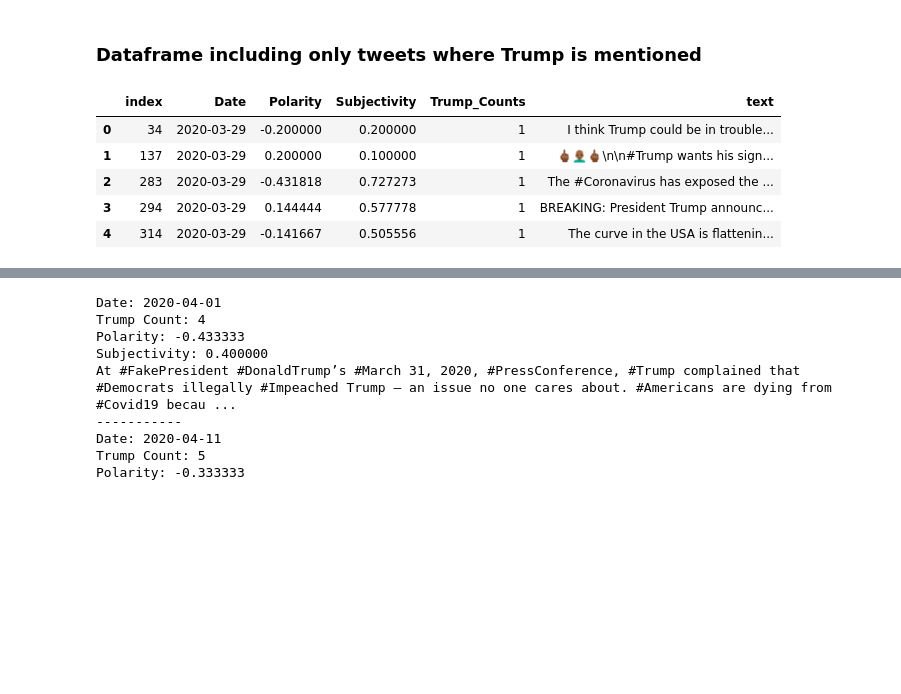
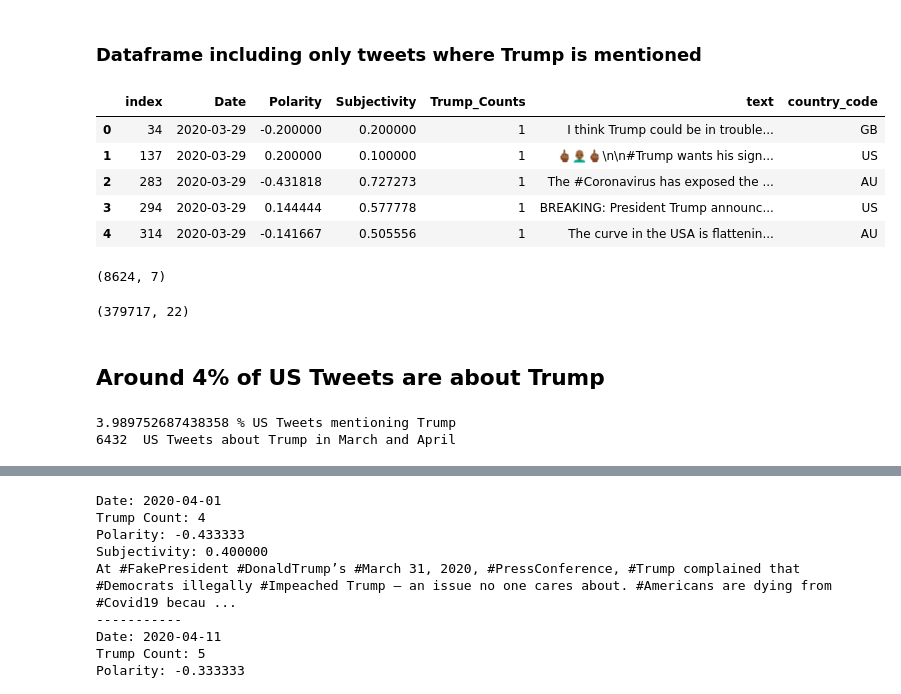
Before and after one commit to adrielk/Covid19-ML-and-Analysis, a Jupyter notebook: Covid-19 and Sentiment.ipynb, the cells around one changed output, grey strips where cells are left out. Drawn from its saved outputs; the diff is of its cells as text; code cells hidden in the pictures; blank space fills up the shorter version.

Commit message:
Added breakdown of Trump related tweets in the US

```diff
--- a/Covid-19 and Sentiment.ipynb
+++ b/Covid-19 and Sentiment.ipynb
@@ -557,12 +557,22 @@ https://t.co/XtrSNp2hVw
 # %% [markdown]
 ### Dataframe including only tweets where Trump is mentioned
 # %%
-trumpCounts_df = full_cc_en[['Date','Polarity','Subjectivity','Trump_Counts','text']].loc[(full_cc_en['Trump_Counts']>0)].reset_index()
+trumpCounts_df = full_cc_en[['Date','Polarity','Subjectivity','Trump_Counts','text','country_code']].loc[(full_cc_en['Trump_Counts']>0)].reset_index()
 trumpCounts_df.head()
 # %% [output]
-|  | index | Date | Polarity | Subjectivity | Trump_Counts | text |
-| 0 | 34 | 2020-03-29 | -0.200000 | 0.200000 | 1 | I think Trump could be in trouble... |
-| 1 | 137 | 2020-03-29 | 0.200000 | 0.100000 | 1 | 🖕🏾👨🏾‍🦲🖕🏾\n\n#Trump wants his sign... |
-| 2 | 283 | 2020-03-29 | -0.431818 | 0.727273 | 1 | The #Coronavirus has exposed the ... |
-| 3 | 294 | 2020-03-29 | 0.144444 | 0.577778 | 1 | BREAKING: President Trump announc... |
-| 4 | 314 | 2020-03-29 | -0.141667 | 0.505556 | 1 | The curve in the USA is flattenin... |
+|  | index | Date | Polarity | Subjectivity | Trump_Counts | text | country_code |
+| 0 | 34 | 2020-03-29 | -0.200000 | 0.200000 | 1 | I think Trump could be in trouble... | GB |
+| 1 | 137 | 2020-03-29 | 0.200000 | 0.100000 | 1 | 🖕🏾👨🏾‍🦲🖕🏾\n\n#Trump wants his sign... | US |
+| 2 | 283 | 2020-03-29 | -0.431818 | 0.727273 | 1 | The #Coronavirus has exposed the ... | AU |
+| 3 | 294 | 2020-03-29 | 0.144444 | 0.577778 | 1 | BREAKING: President Trump announc... | US |
+| 4 | 314 | 2020-03-29 | -0.141667 | 0.505556 | 1 | The curve in the USA is flattenin... | AU |
+# %%
+print(trumpCounts_df.shape)
+# %% [output]
+(8624, 7)
+# %%
+print(full_cc_en.shape)
+# %% [output]
+(379717, 22)
+# %% [markdown]
+## Around 4% of US Tweets are about Trump
@@ -568,0 +583,7 @@ trumpCounts_df.head()
+# %%
+trumpPercent = len(trump_US_tweets)/len(en_US_tweets)*100
+print(trumpPercent,"% US Tweets mentioning Trump")
+print(len(trump_US_tweets)," US Tweets about Trump in March and April")
+# %% [output]
+3.989752687438358 % US Tweets mentioning Trump
+6432  US Tweets about Trump in March and April
```
Also changed, not shown: parts of 12 cells of this notebook.
